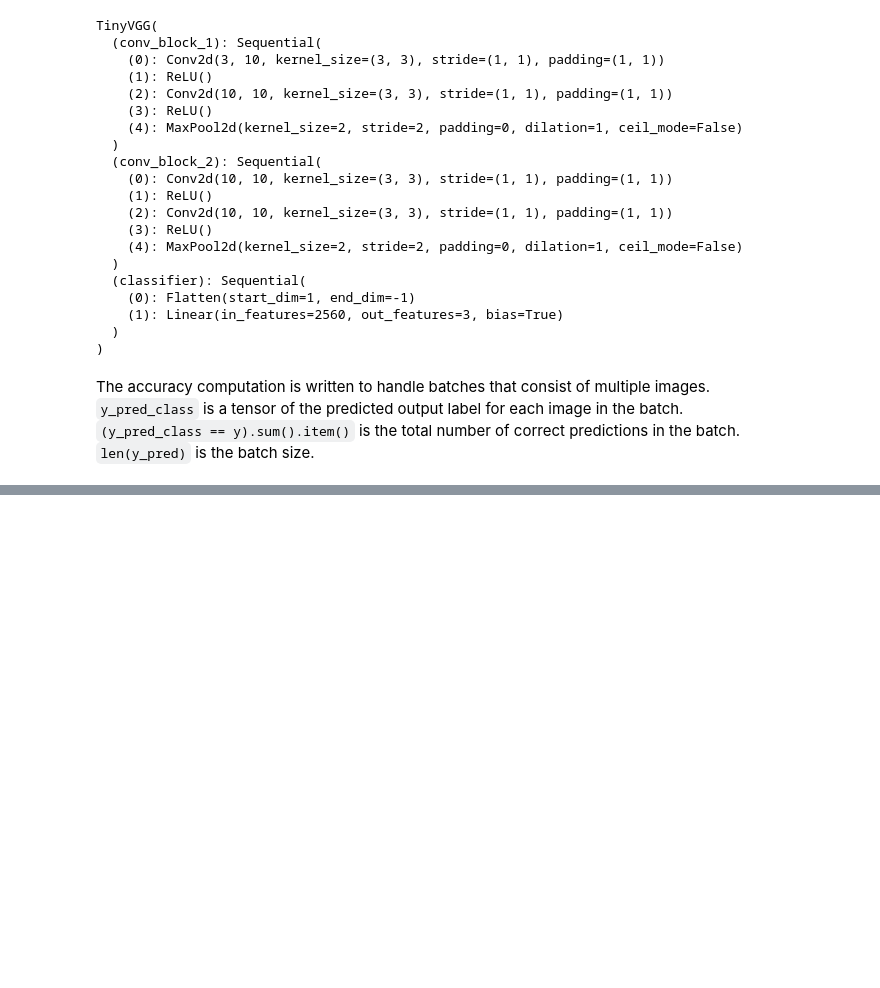
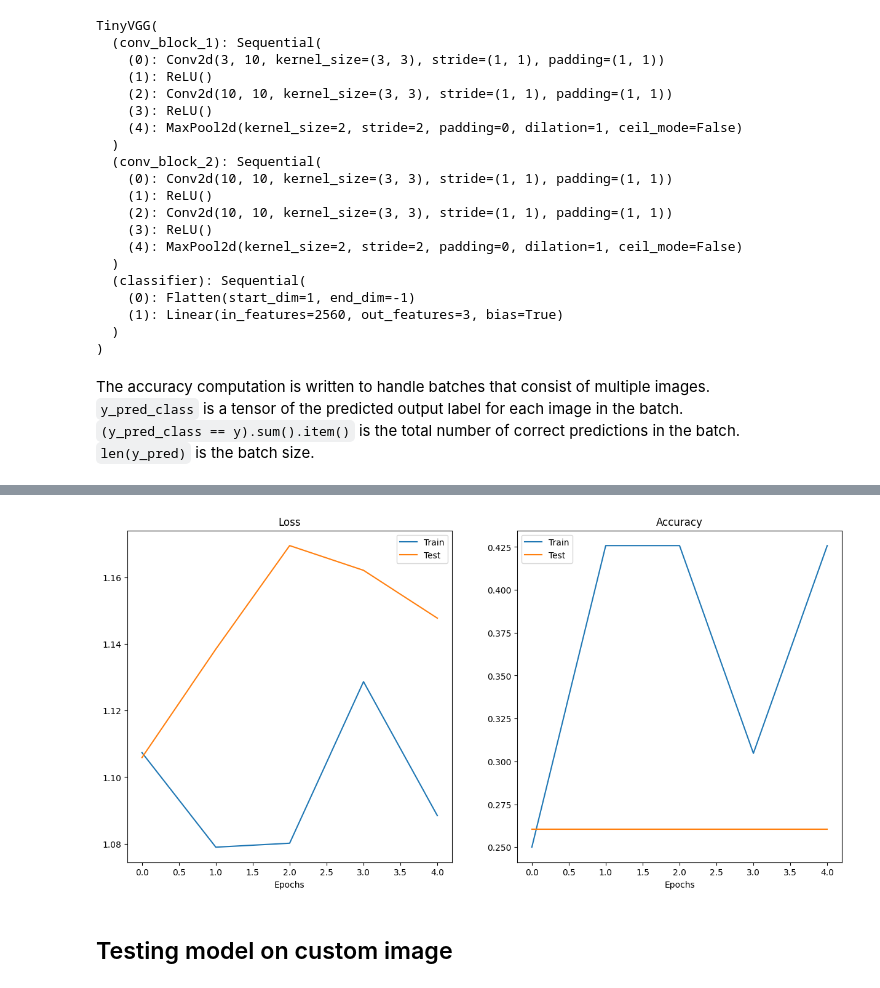
Before and after one commit to clinkerwhiff/pytorch, a Jupyter notebook: learnpytorch/04.ipynb, the cells around one changed output, grey strips where cells are left out. Saved outputs shown, nothing was run; the diff lists cells and outputs as text; code cells hidden in the pictures; blank space fills up the shorter version.

```diff
--- a/learnpytorch/04.ipynb
+++ b/learnpytorch/04.ipynb
@@ -347,7 +347,7 @@ optimizer = torch.optim.Adam(params=model.parameters(), lr=0.001)
 from timeit import default_timer as timer
 # %%
 start_time = timer()
-train(model=model, train_dataloader=train_dataloader_augmented, test_dataloader=test_dataloader_simple, optimizer=optimizer, loss_fn=loss_fn, epochs=NUM_EPOCHS)
+results = train(model=model, train_dataloader=train_dataloader_augmented, test_dataloader=test_dataloader_simple, optimizer=optimizer, loss_fn=loss_fn, epochs=NUM_EPOCHS)
 end_time = timer()
 print(f"Total time: {(end_time - start_time):.3f} seconds")
 # %% [output]
@@ -359,0 +360,26 @@ Total time: 329.03478987002745:.3f seconds
+# %%
+def plot_loss_curves(results: Dict[str, List[float]]):
+    loss = results["train_loss"]
+    test_loss = results["test_loss"]
+    acc = results["train_acc"]
+    test_acc = results["test_acc"]
+    epochs = range(len(loss))
+    plt.figure(figsize=(15, 7))
+    plt.subplot(1, 2, 1)
+    plt.plot(epochs, loss, label="Train")
+    plt.plot(epochs, test_loss, label="Test")
+    plt.title("Loss")
+    plt.xlabel("Epochs")
+    plt.legend()
+    plt.subplot(1, 2, 2)
+    plt.plot(epochs, acc, label="Train")
+    plt.plot(epochs, test_acc, label="Test")
+    plt.title("Accuracy")
+    plt.xlabel("Epochs")
+    plt.legend()
+# %%
+plot_loss_curves(results)
+# %% [output]
+[figure, added]
+# %% [markdown]
+## Testing model on custom image
```
Also changed, not shown: parts of 8 cells of this notebook.
